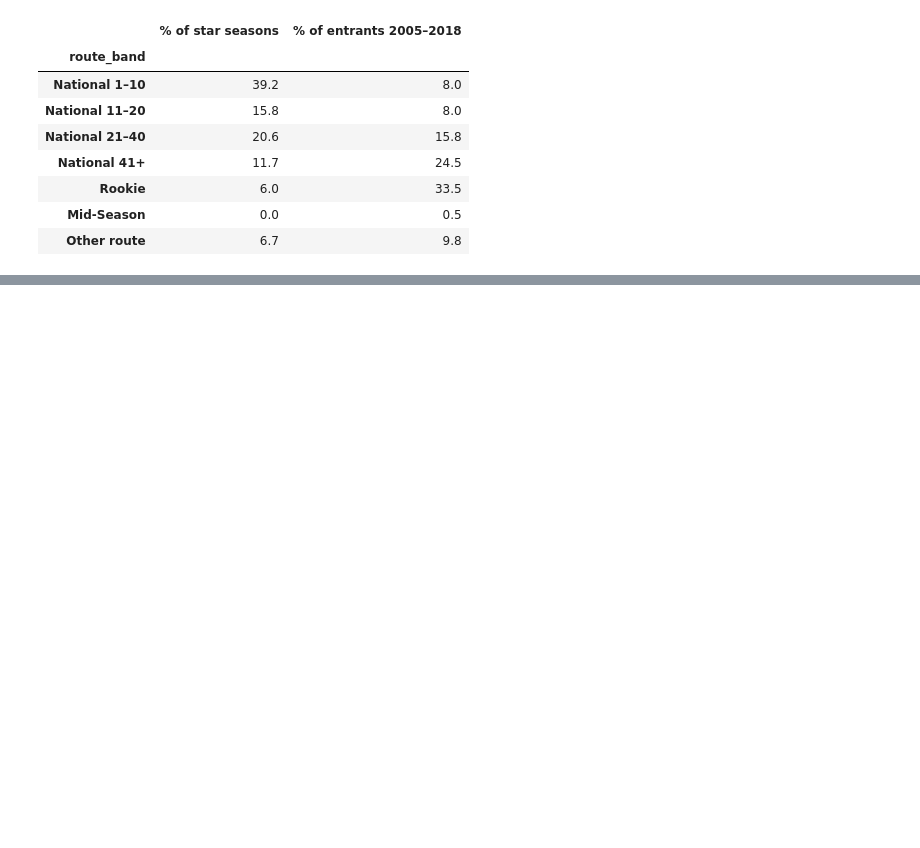
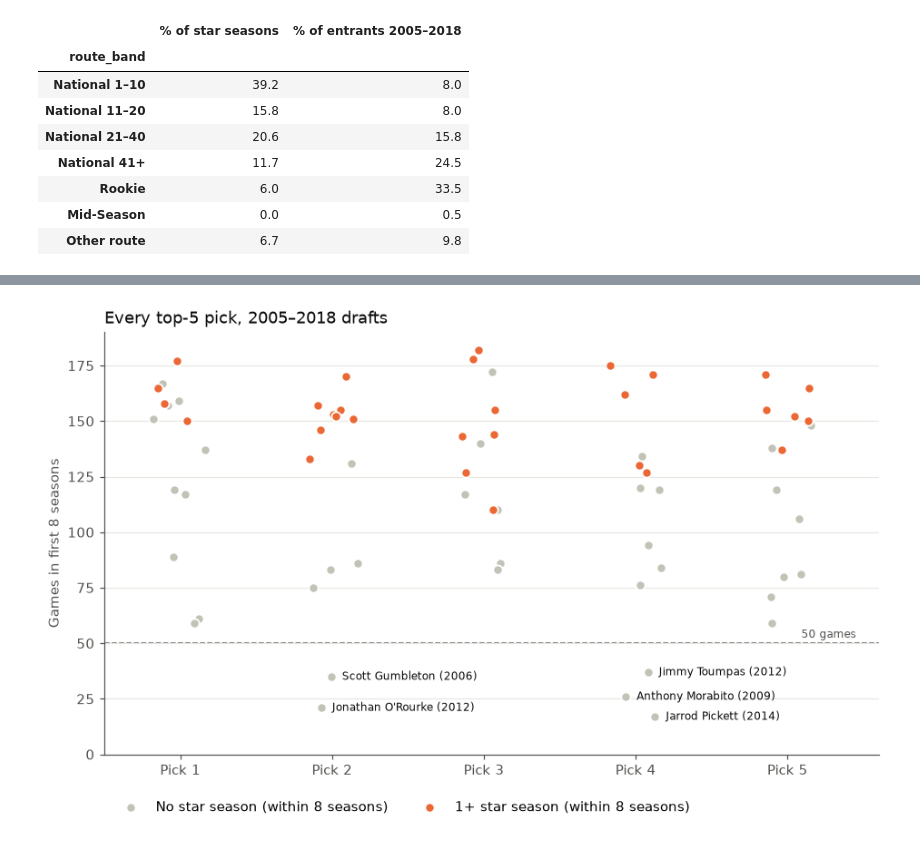
Before and after one commit to pete1729/afl-analytics, a Jupyter notebook: notebooks/06_where_stars_come_from.ipynb, the cells around one changed output, grey strips where cells are left out. Cells and saved outputs as stored; diff of their text form; code cells hidden in the pictures; blank space fills up the shorter version.

```diff
--- a/notebooks/06_where_stars_come_from.ipynb
+++ b/notebooks/06_where_stars_come_from.ipynb
@@ -456,0 +466,18 @@ Star seasons by 2005-2018 entrants: 480 (from 142 players)
+# %%
+career_stars = star_seasons.groupby("afltables_url").size()
+top5 = picks[picks["pick"] <= 5].copy()
+top5["career_star_seasons"] = top5["afltables_url"].map(career_stars).fillna(0).astype(int)
+
+rows = []
+for pick, g in top5.groupby("pick"):
+    star_rate = bootstrap(g, lambda d: d["star"].mean() * 100, n=N_BOOT)
+    rows.append({
+        "pick": pick, "n": len(g),
+        "median games (8 seasons)": g["games_8"].median(),
+        "50+ games": f"{(g['games_8'] >= 50).sum()} of {len(g)}",
+        "1+ star season (8 seasons)": f"{int(g['star'].sum())} of {len(g)}",
+        "star rate CI": f"{star_rate[1]:.0f}–{star_rate[2]:.0f}%",
+        "2+ star seasons (8 seasons)": f"{int(g['star_2plus'].sum())} of {len(g)}",
+        "1+ star season (career)": f"{(g['career_star_seasons'] >= 1).sum()} of {len(g)}",
+    })
+pd.DataFrame(rows).set_index("pick")
@@ -456,0 +492,24 @@ Star seasons by 2005-2018 entrants: 480 (from 142 players)
+# %%
+fig, ax = plt.subplots(figsize=(10, 5.5))
+# Spread points sideways a little so they don't overlap; labels use the same positions
+top5["x"] = top5["pick"] + np.random.default_rng(3).uniform(-0.18, 0.18, len(top5))
+for star, colour, label in [(0, GREY, "No star season"), (1, ORANGE, "1+ star season")]:
+    g = top5[top5["star"] == star]
+    ax.scatter(g["x"], g["games_8"], s=45, color=colour,
+               edgecolors="white", linewidths=1.2, zorder=3, label=f"{label} (within 8 seasons)")
+for row in top5[top5["games_8"] < 50].itertuples():
+    ax.annotate(f"{row.player} ({row.draft_year})", (row.x, row.games_8), xytext=(8, 0),
+                textcoords="offset points", va="center", fontsize=8, color=TITLE)
+ax.axhline(50, color=INK, linewidth=1, linestyle="--", zorder=0)
+ax.annotate("50 games", (5.45, 50), xytext=(0, 4), textcoords="offset points", fontsize=8,
+            color=INK, ha="right")
+ax.set_xticks(range(1, 6), [f"Pick {p}" for p in range(1, 6)])
+ax.set_xlim(0.5, 5.6)
+ax.set_ylim(bottom=0)
+ax.grid(axis="x", visible=False)
+ax.set_ylabel("Games in first 8 seasons")
+ax.set_title("Every top-5 pick, 2005–2018 drafts", loc="left", color=TITLE)
+ax.legend(frameon=False, loc="upper left", bbox_to_anchor=(0, -0.08), ncol=2)
+plt.show()
+# %% [output]
+[figure, added]
```
Also changed, not shown: parts of 6 cells of this notebook.
